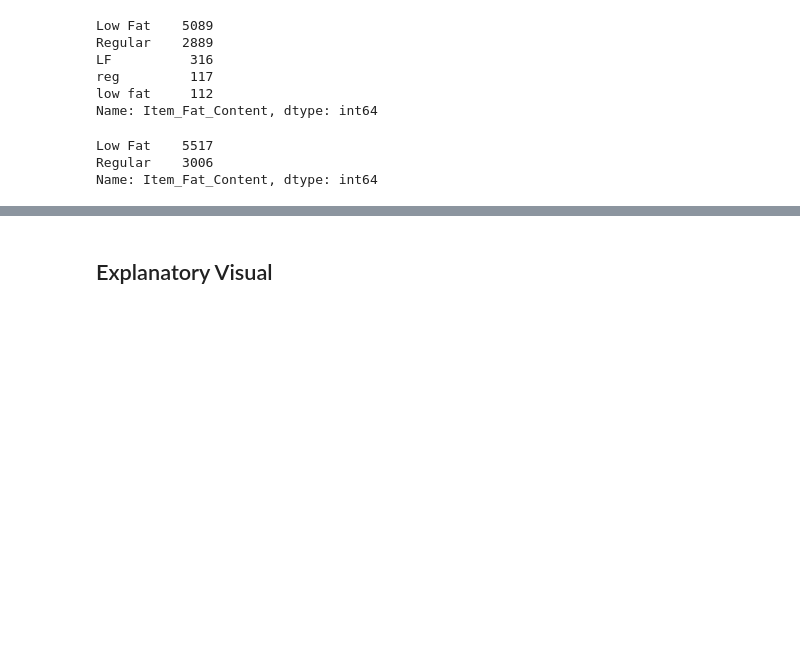
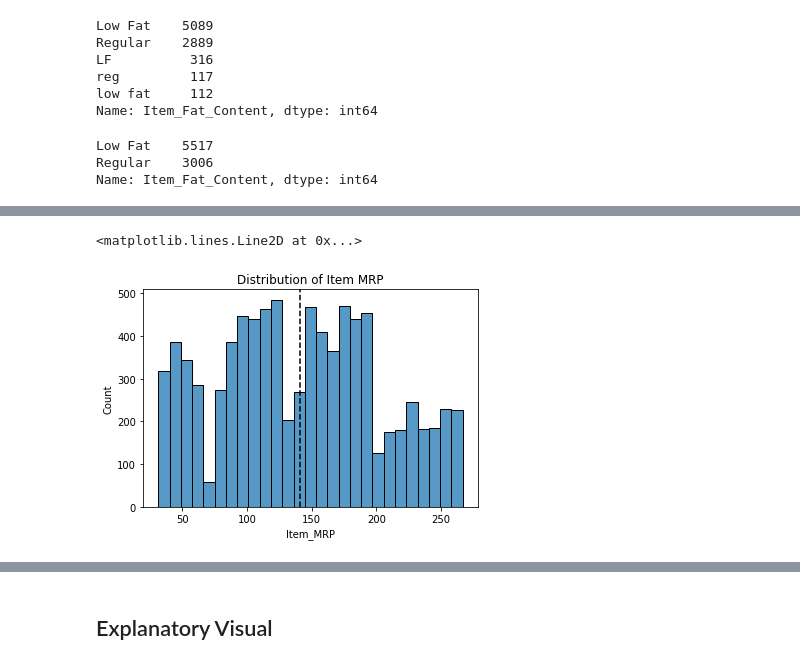
Before and after one commit to spockthompson/Portfolio-Project, a Jupyter notebook: Colab_Notebook_Project_1.ipynb, the cells around one changed output, grey strips where cells are left out. Saved outputs shown, nothing was run; the diff lists cells and outputs as text; code cells hidden in the pictures; blank space fills up the shorter version.

```diff
--- a/Colab_Notebook_Project_1.ipynb
+++ b/Colab_Notebook_Project_1.ipynb
@@ -138,0 +153,8 @@ df.describe()
+# %%
+ax = sns.histplot(data=df, x='Item_MRP')
+ax.set(title='Distribution of Item MRP');
+mean = df['Item_MRP'].mean()
+ax.axvline(mean,color='k', ls='--')
+# %% [output]
+<matplotlib.lines.Line2D at 0x...>
+[figure, added]
```
Also changed, not shown: parts of 12 cells of this notebook.
